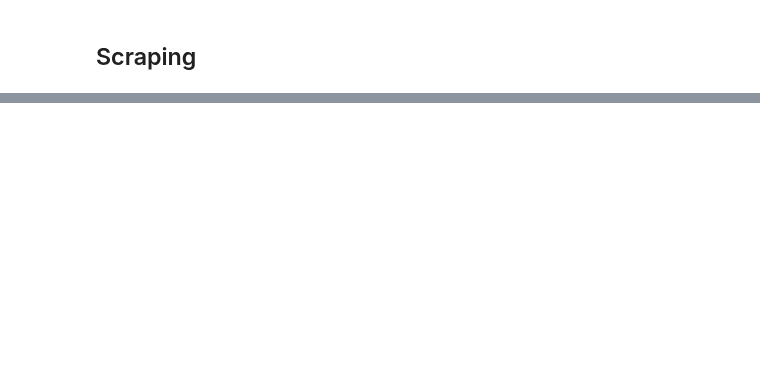
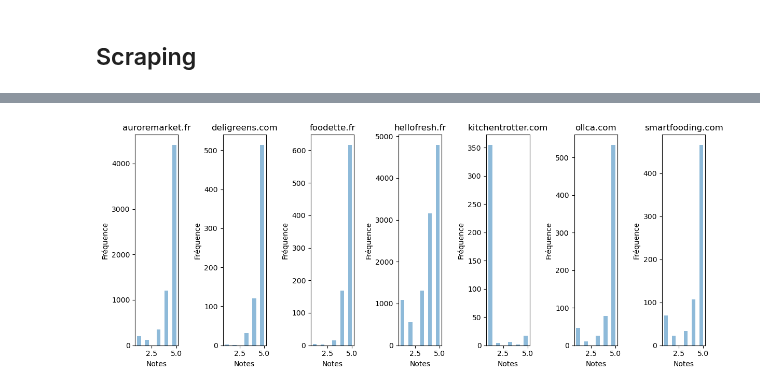
Before and after one commit to InseeFrLab/funathon2023_sujet5, a Jupyter notebook: scraping.ipynb, the cells around one changed output, grey strips where cells are left out. Cells and saved outputs as stored; diff of their text form; code cells hidden in the pictures; blank space fills up the shorter version.

Commit message:
fin scraping

```diff
--- a/scraping.ipynb
+++ b/scraping.ipynb
@@ -34,0 +38,2 @@ import time
+# %%
+do_scraping = True  # True pour refaire tourner le scraping, False pour importer la dernière version depuis s3
@@ -34,0 +150,14 @@ import time
+# %%
+def scraping_all_companies(companies_list=target_companies,
+                           limit_pages=False):
+
+    reviews_companies = list(map(
+        partial(scraping_one_company, limit_pages=limit_pages),
+                companies_list
+    ))
+    n = len(companies_list)
+    for i in range(n):
+        reviews_companies[i]['company'] = companies_list[i]
+    df_all_reviews = pd.concat(reviews_companies)
+
+    return df_all_reviews
@@ -34,0 +166,8 @@ import time
+# %%
+if do_scraping:
+    df_all_reviews = scraping_all_companies(
+        # limit_pages=True
+    )
+else:
+    os.system(f"mc cp s3/projet-funathon/2023/sujet5/reviews_takeaway.parquet reviews_takeaway.parquet")
+    df_all_reviews = pd.read_parquet("reviews_takeaway.parquet")
@@ -34,0 +233,22 @@ import time
+# %%
+df_all_reviews_by_company = df_all_reviews.groupby('company')['note'].apply(list)
+
+# Créer une grille de sous-graphiques
+n_companies = len(df_all_reviews_by_company)
+fig, axes = plt.subplots(nrows=1, ncols=n_companies, figsize=(12, 5))
+
+# Parcourir les données et créer un histogramme pour chaque entreprise sur un sous-graphique distinct
+for i, (company, notes) in enumerate(df_all_reviews_by_company.items()):
+    ax = axes[i]  # Sélectionner le sous-graphique correspondant
+    ax.hist(notes, bins=10, alpha=0.5)  # Créer l'histogramme
+    ax.set_xlabel('Notes')  # Définir l'étiquette de l'axe x pour le sous-graphique
+    ax.set_ylabel('Fréquence')  # Définir l'étiquette de l'axe y pour le sous-graphique
+    ax.set_title(company)  # Définir le titre du sous-graphique
+
+# Ajuster les espacements entre les sous-graphiques
+plt.tight_layout()
+
+# Afficher le graphique
+plt.show()
+# %% [output]
+[figure, added]
```
Also changed, not shown: parts of 25 cells of this notebook.
